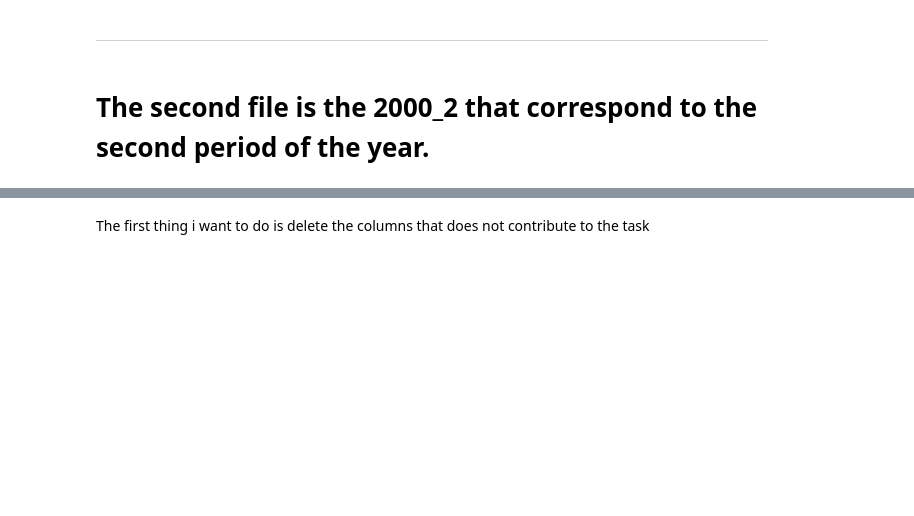
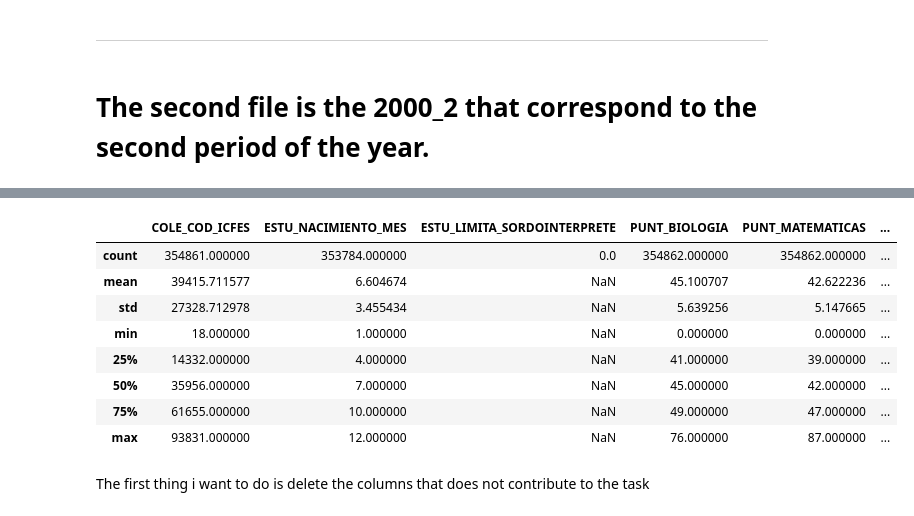
Before and after one commit to AronForero/ICFESProject, a Jupyter notebook: New_Project/Descriptive_Analisis/Data_Cleaning_2000.ipynb, the cells around one changed output, grey strips where cells are left out. Saved outputs shown, nothing was run; the diff lists cells and outputs as text; code cells hidden in the pictures; blank space fills up the shorter version.

```diff
--- a/New_Project/Descriptive_Analisis/Data_Cleaning_2000.ipynb
+++ b/New_Project/Descriptive_Analisis/Data_Cleaning_2000.ipynb
@@ -1260,3 +1274,15 @@ data_2000_2.shape
+# %%
+data_2000_2.describe()
+# %% [output]
+|  | COLE_COD_ICFES | ESTU_NACIMIENTO_MES | ESTU_LIMITA_SORDOINTERPRETE | PUNT_BIOLOGIA | PUNT_MATEMATICAS | ... |
+| count | 354861.000000 | 353784.000000 | 0.0 | 354862.000000 | 354862.000000 | ... |
+| mean | 39415.711577 | 6.604674 | NaN | 45.100707 | 42.622236 | ... |
+| std | 27328.712978 | 3.455434 | NaN | 5.639256 | 5.147665 | ... |
+| min | 18.000000 | 1.000000 | NaN | 0.000000 | 0.000000 | ... |
+| 25% | 14332.000000 | 4.000000 | NaN | 41.000000 | 39.000000 | ... |
+| 50% | 35956.000000 | 7.000000 | NaN | 45.000000 | 42.000000 | ... |
+| 75% | 61655.000000 | 10.000000 | NaN | 49.000000 | 47.000000 | ... |
+| max | 93831.000000 | 12.000000 | NaN | 76.000000 | 87.000000 | ... |
 # %%
 data_2000_2.head(3).T
 # %% [markdown]
```
Also changed, not shown: parts of 93 cells of this notebook, 1 other file.
